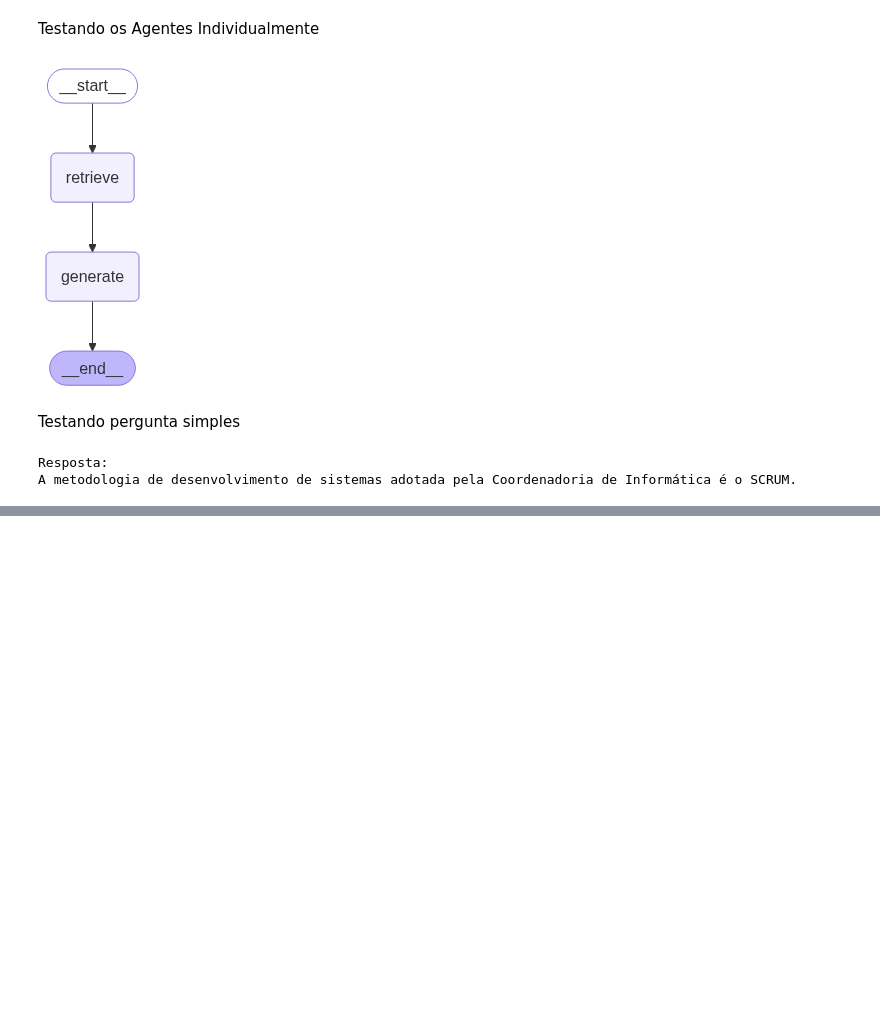
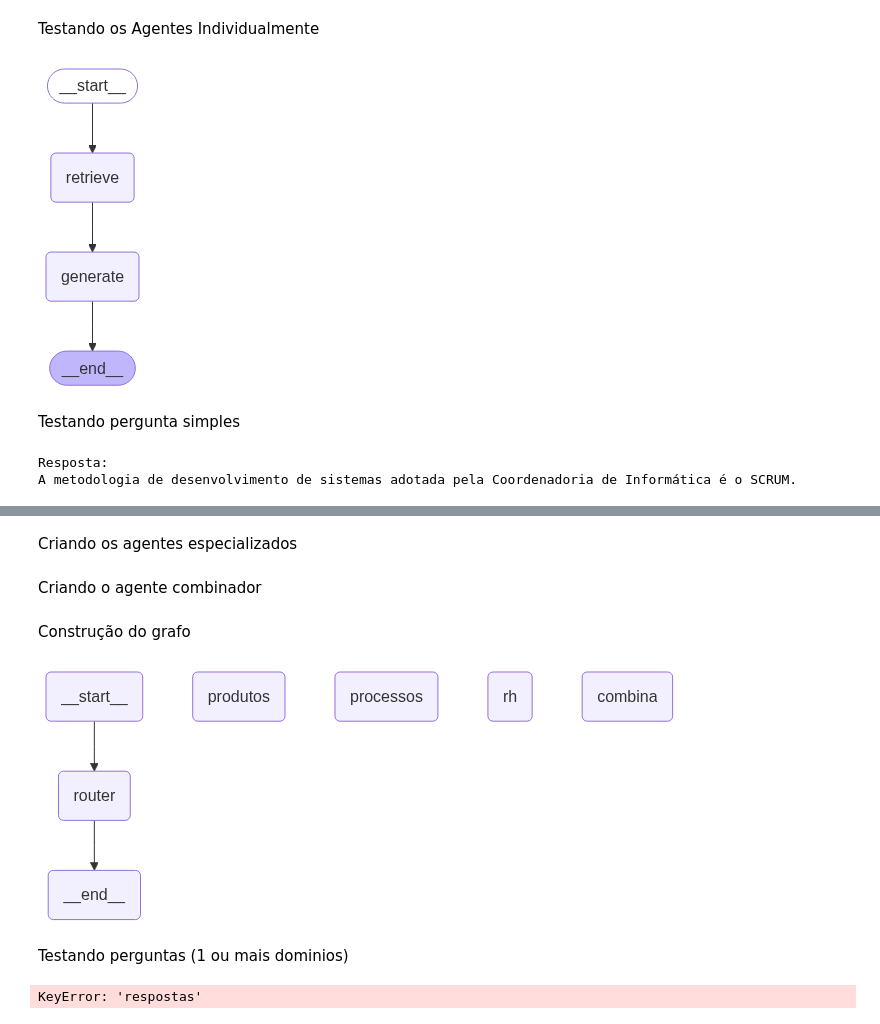
Before and after one commit to matheuskid/multi-agent-rag-km, a Jupyter notebook: Rag-Agentica.ipynb, the cells around one changed output, grey strips where cells are left out. Cells and saved outputs as stored; diff of their text form; code cells hidden in the pictures; blank space fills up the shorter version.

```diff
--- a/Rag-Agentica.ipynb
+++ b/Rag-Agentica.ipynb
@@ -154,8 +154,8 @@ def get_retriever_processos():
 def get_retriever_rh():
     embeddings = MistralAIEmbeddings()
     vectordb = Chroma(
-        persist_directory="vectorstores/rh",
-        collection_name="rh",
+        persist_directory="vectorstores/recursos_humanos",
+        collection_name="recursos_humanos",
         embedding_function=embeddings
     )
     retriever = vectordb.as_retriever(search_kwargs={"k": 3})
@@ -163,10 +163,10 @@ def get_retriever_rh():
 # %% [markdown]
 Criando os Agentes Especializados
 # %%
-# 1. Definição do estado
-class State(TypedDict):
+class GraphState(TypedDict):
+    context: List[Document]
     question: str
-    context: List[Document]
+    respostas: List[str]
     answer: str
 
 # Prompt Agente de Produtos
@@ -274,0 +309,2 @@ A metodologia de desenvolvimento de sistemas adotada pela Coordenadoria de Infor
+# %% [markdown]
+Criando os agentes especializados
@@ -274,0 +333,2 @@ A metodologia de desenvolvimento de sistemas adotada pela Coordenadoria de Infor
+# %% [markdown]
+Criando o agente combinador
@@ -274,0 +358,54 @@ A metodologia de desenvolvimento de sistemas adotada pela Coordenadoria de Infor
+# %% [markdown]
+Construção do grafo
+# %%
+graph = StateGraph(GraphState)
+
+# Adiciona nós
+graph.add_node("router", router)
+graph.add_node("produtos", agente_produtos)
+graph.add_node("processos", agente_processos)
+graph.add_node("rh", agente_rh)
+graph.add_node("combina", combina)
+
+# Definição das arestas
+graph.add_edge(START, "router")
+
+# Roteamento dinâmico baseado na saída do router
+def roteamento(state: GraphState):
+    for area in state.get("routes", []):
+        yield area
+    yield "combina"
+
+graph.add_conditional_edges("router", roteamento)
+
+# Após agentes especializados, vai para combinação
+graph.add_edge("produtos", "combina")
+graph.add_edge("processos", "combina")
+graph.add_edge("rh", "combina")
+
+graph.add_edge("combina", END)
+
+# 🔧 Compilar o grafo
+graph_compilado = graph.compile()
+
+from IPython.display import Image, display
+
+display(Image(graph_compilado.get_graph(xray=True).draw_mermaid_png()))
+# %% [output]
+[figure, added]
+# %% [markdown]
+Testando perguntas (1 ou mais dominios)
+# %%
+pergunta = input("Digite sua pergunta sobre Produtos: ")
+
+estado_inicial = {
+    "question": pergunta,
+    "context": [],
+    "answer": ""
+}
+
+resultado = graph_compilado.invoke(estado_inicial)
+print("\nResposta:")
+print(resultado["answer"])
+# %% [output]
+KeyError: 'respostas'
```
Also changed, not shown: parts of 8 cells of this notebook.
